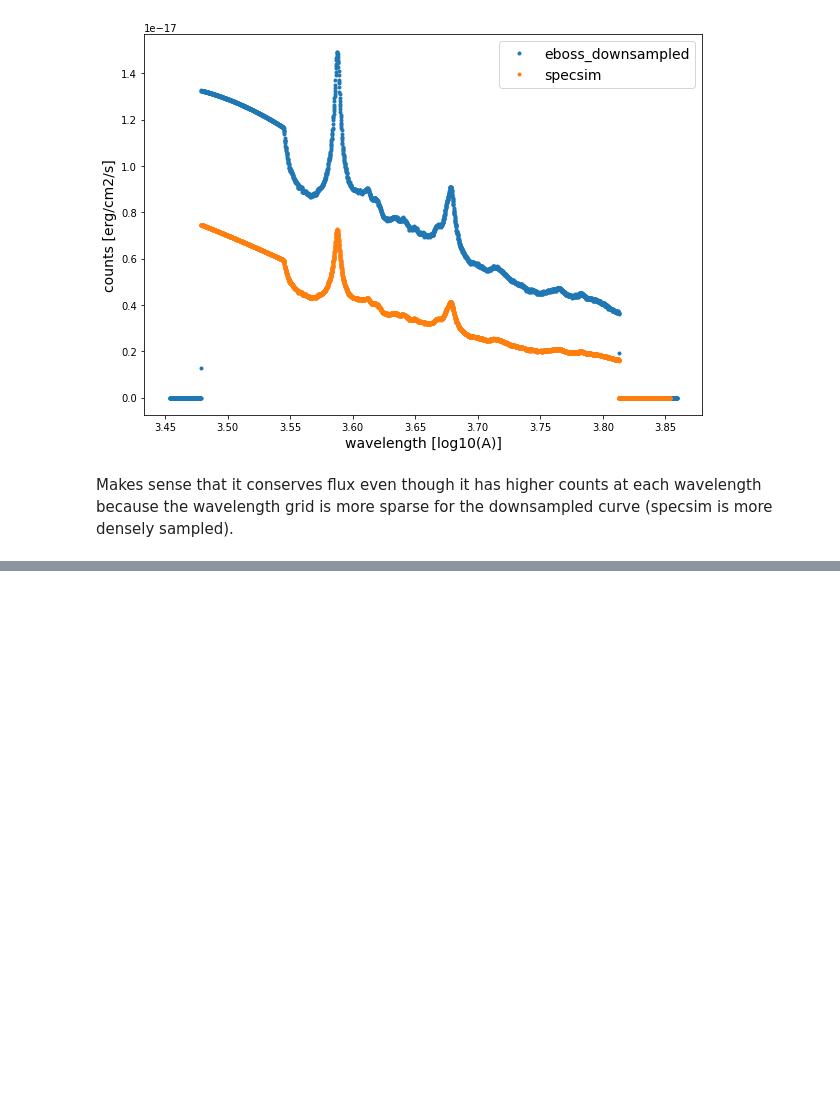
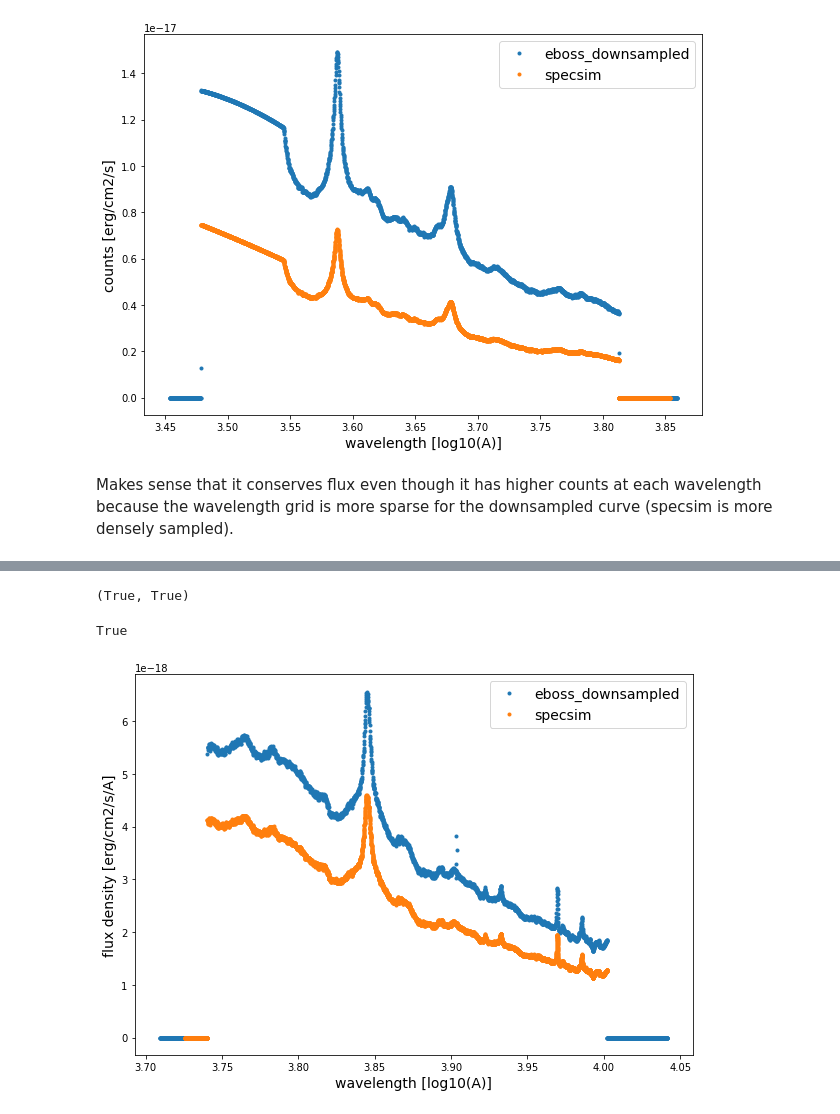
Before and after one commit to belaa/specsim-for-eboss, a Jupyter notebook: downsample_to_eBOSS_grid.ipynb, the cells around one changed output, grey strips where cells are left out. Saved outputs shown, nothing was run; the diff lists cells and outputs as text; code cells hidden in the pictures; blank space fills up the shorter version.

```diff
--- a/downsample_to_eBOSS_grid.ipynb
+++ b/downsample_to_eBOSS_grid.ipynb
@@ -211,0 +285,23 @@ plt.show()
+# %%
+test_eboss_counts, test_eboss_grid = downsample_to_eboss(eboss_wlen, b_wlen, b_flux)
+np.all(test_eboss_counts == output_hist), np.all(test_eboss_grid == eboss_edges)
+# %% [output]
+(True, True)
+# %%
+test_eboss_flux = downsample_to_eboss(eboss_wlen, b_wlen, b_flux)
+np.all(test_eboss_flux == output_hist / (10 ** np.diff(eboss_edges)))
+# %% [output]
+True
+# %%
+eboss_r_wlen = np.load('r_loglam.npy')
+eboss_r_flux = downsample_to_eboss(eboss_r_wlen, r_wlen, r_flux)
+# %%
+plt.figure(figsize=(10,7))
+plt.plot(eboss_r_wlen, eboss_r_flux, '.', label='eboss_downsampled')
+plt.plot(np.log10(r_wlen), r_flux, '.', label='specsim')
+plt.xlabel('wavelength [log10(A)]', fontsize=fs)
+plt.ylabel('flux density [erg/cm2/s/A]', fontsize=fs)
+plt.legend(fontsize=fs)
+plt.show()
+# %% [output]
+[figure, added]
```
Also changed, not shown: parts of 5 cells of this notebook.
